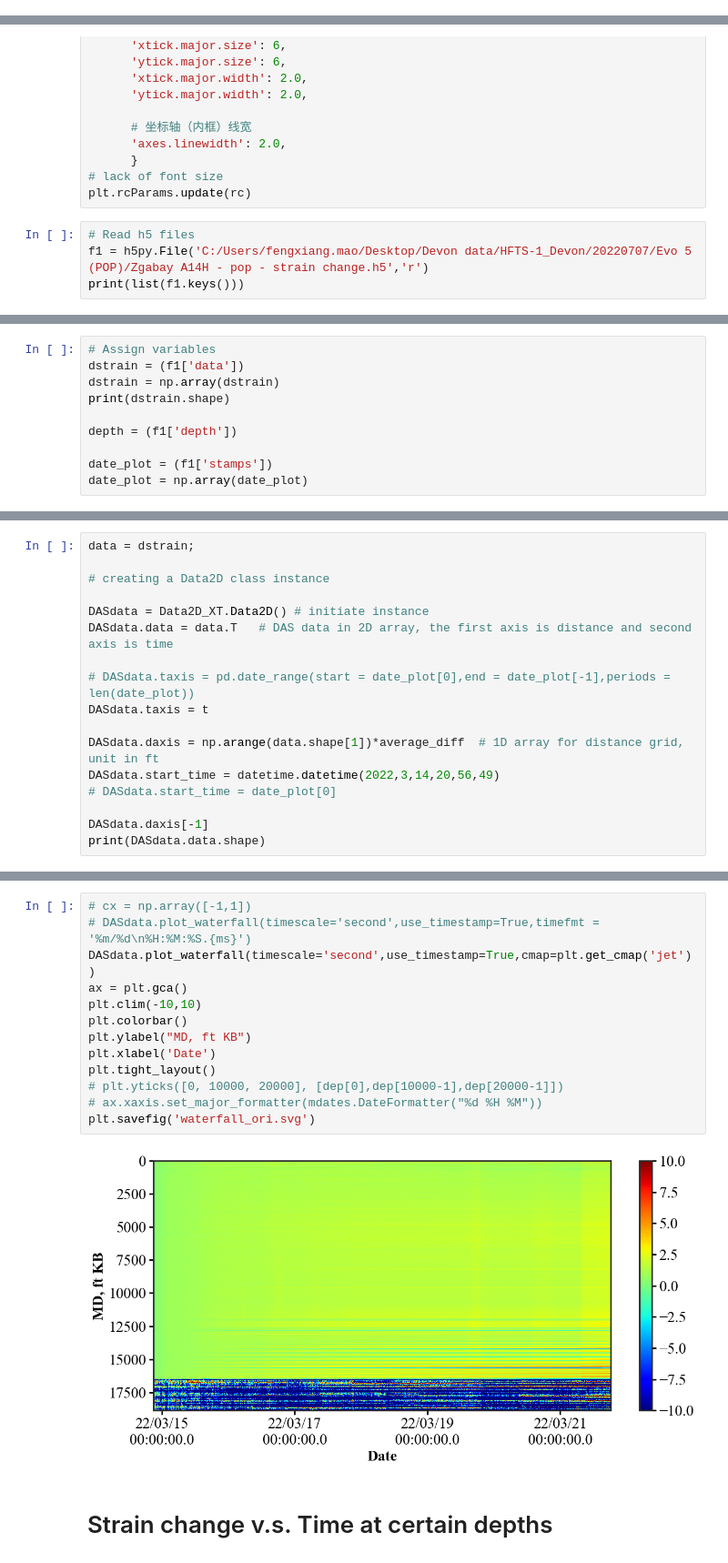
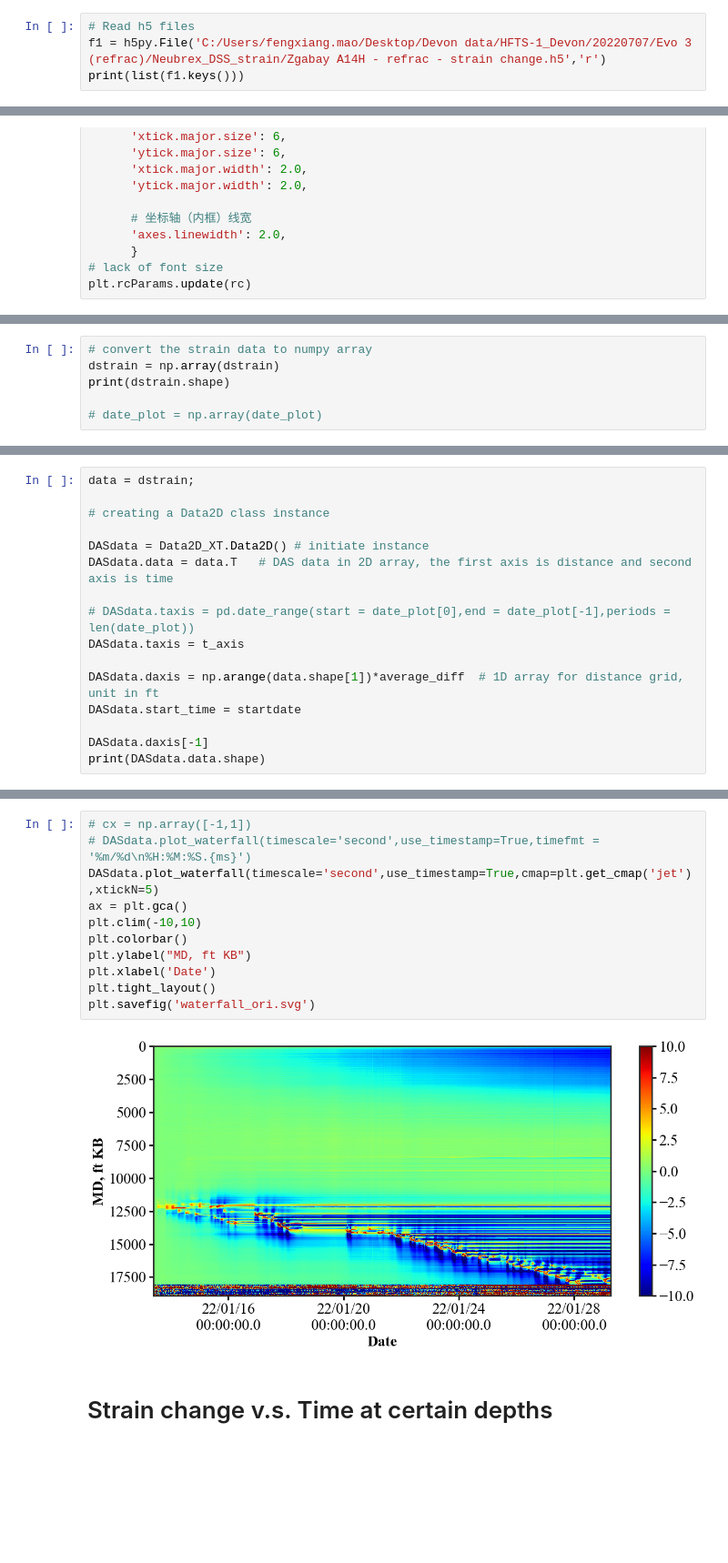
Before and after one commit to felix-mao-1516/plot-for-research-, a Jupyter notebook: Waterfall_plot.ipynb, the cells around one changed output, grey strips where cells are left out. Shown at 91% size. Drawn from its saved outputs; the diff is of its cells as text; blank space fills up the shorter version.

```diff
--- a/Waterfall_plot.ipynb
+++ b/Waterfall_plot.ipynb
@@ -17,3 +19,7 @@ import pandas as pd
 
 from jin_pylib import gjsignal
 from jin_pylib import Data2D_XT
+# %%
+# Read h5 files
+f1 = h5py.File('C:/Users/fengxiang.mao/Desktop/Devon data/HFTS-1_Devon/20220707/Evo 3 (refrac)/Neubrex_DSS_strain/Zgabay A14H - refrac - strain change.h5','r')
+print(list(f1.keys()))
@@ -50,7 +58,3 @@ rc = {'axes.facecolor':'white',
       }
 # lack of font size
 plt.rcParams.update(rc)
-# %%
-# Read h5 files
-f1 = h5py.File('C:/Users/fengxiang.mao/Desktop/Devon data/HFTS-1_Devon/20220707/Evo 5 (POP)/Zgabay A14H - pop - strain change.h5','r')
-print(list(f1.keys()))
@@ -59,11 +71,7 @@ print(list(f1.keys()))
 # %%
-# Assign variables
-dstrain = (f1['data'])
+# convert the strain data to numpy array
 dstrain = np.array(dstrain)
 print(dstrain.shape)
 
-depth = (f1['depth'])
-
-date_plot = (f1['stamps'])
-date_plot = np.array(date_plot)
+# date_plot = np.array(date_plot)
 # %% [output]
@@ -131,11 +145,10 @@ DASdata = Data2D_XT.Data2D() # initiate instance
 DASdata.data = data.T   # DAS data in 2D array, the first axis is distance and second axis is time
 
 # DASdata.taxis = pd.date_range(start = date_plot[0],end = date_plot[-1],periods = len(date_plot))
-DASdata.taxis = t
+DASdata.taxis = t_axis
 
 DASdata.daxis = np.arange(data.shape[1])*average_diff  # 1D array for distance grid, unit in ft
-DASdata.start_time = datetime.datetime(2022,3,14,20,56,49)
-# DASdata.start_time = date_plot[0]
+DASdata.start_time = startdate
 
 DASdata.daxis[-1]
 print(DASdata.data.shape)
@@ -144,17 +157,15 @@ print(DASdata.data.shape)
 # %%
 # cx = np.array([-1,1])
 # DASdata.plot_waterfall(timescale='second',use_timestamp=True,timefmt = '%m/%d\n%H:%M:%S.{ms}')
-DASdata.plot_waterfall(timescale='second',use_timestamp=True,cmap=plt.get_cmap('jet'))
+DASdata.plot_waterfall(timescale='second',use_timestamp=True,cmap=plt.get_cmap('jet'),xtickN=5)
 ax = plt.gca()
 plt.clim(-10,10)
 plt.colorbar()
 plt.ylabel("MD, ft KB")
 plt.xlabel('Date')
 plt.tight_layout()
-# plt.yticks([0, 10000, 20000], [dep[0],dep[10000-1],dep[20000-1]])
-# ax.xaxis.set_major_formatter(mdates.DateFormatter("%d %H %M"))
 plt.savefig('waterfall_ori.svg')
 # %% [output]
-[figure, old version]
+[figure, new version]
 # %% [markdown]
 # Strain change v.s. Time at certain depths
```
Also changed, not shown: parts of 20 cells of this notebook, 4 other files.
